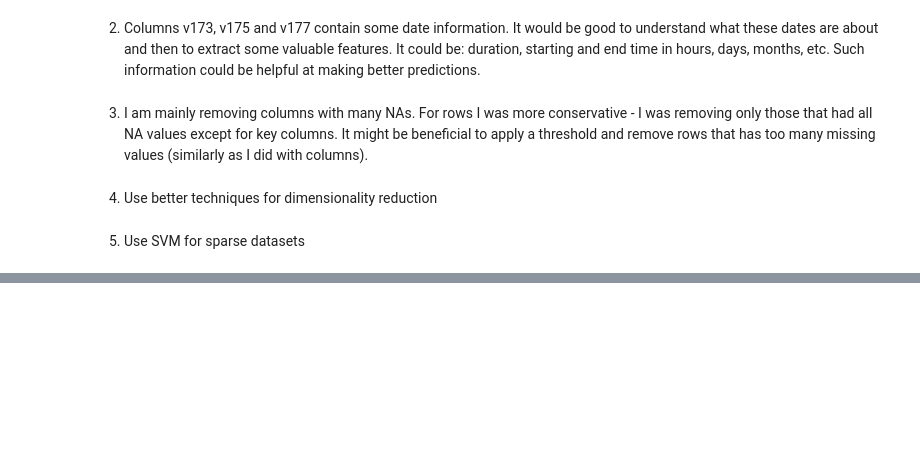
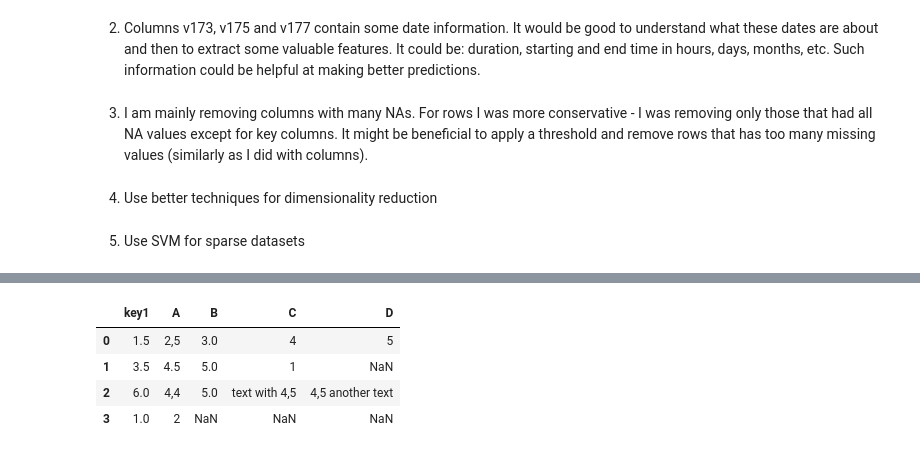
Before and after one commit to veksel1/ft_ds_case, a Jupyter notebook: ft_ds_case.ipynb, the cells around one changed output, grey strips where cells are left out. Saved outputs shown, nothing was run; the diff lists cells and outputs as text; code cells hidden in the pictures; blank space fills up the shorter version.

```diff
--- a/ft_ds_case.ipynb
+++ b/ft_ds_case.ipynb
@@ -522,0 +373,11 @@ col_names_no_key_no_target
+# %%
+na_df = pd.DataFrame([[1.5, "2,5", 3, 4, 5], [3.5, 4.5, 5, 1, np.nan],
+                    [6, "4,4", 5, "text with 4,5", "4,5 another text"], [1, 2, np.nan, np.nan, np.nan]],
+                    columns=['key1','A','B','C','D'])
+na_df
+# %% [output]
+|  | key1 | A | B | C | D |
+| 0 | 1.5 | 2,5 | 3.0 | 4 | 5 |
+| 1 | 3.5 | 4.5 | 5.0 | 1 | NaN |
+| 2 | 6.0 | 4,4 | 5.0 | text with 4,5 | 4,5 another text |
+| 3 | 1.0 | 2 | NaN | NaN | NaN |
```
Also changed, not shown: parts of 61 cells of this notebook, 2 other files.
